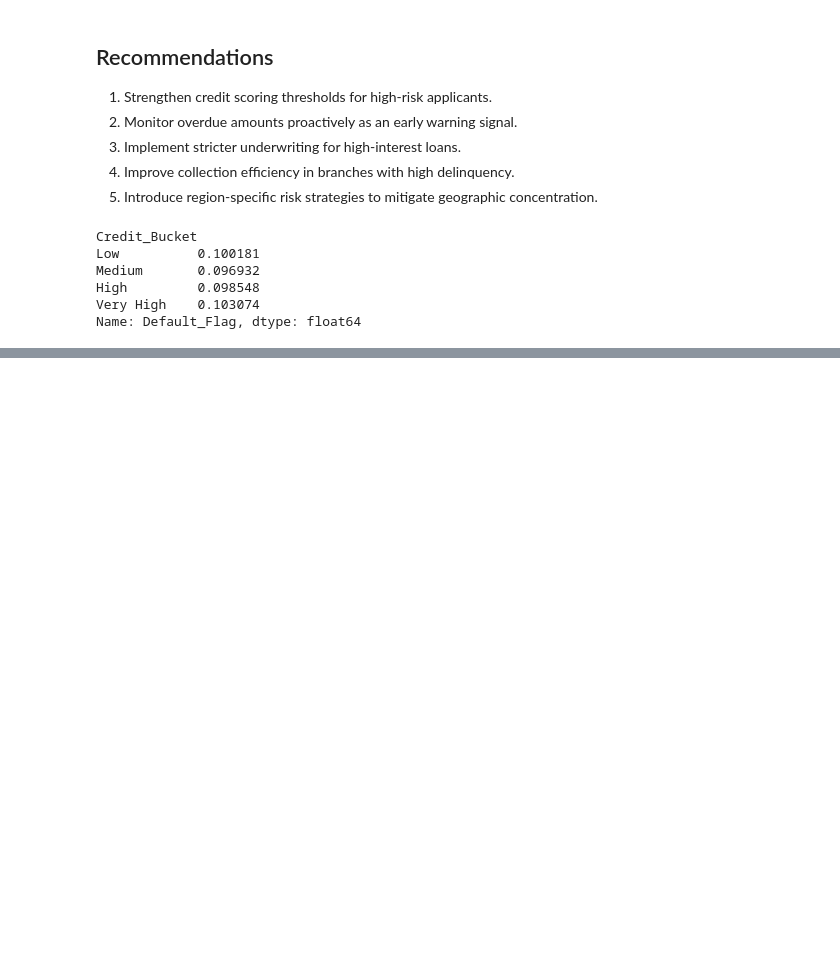
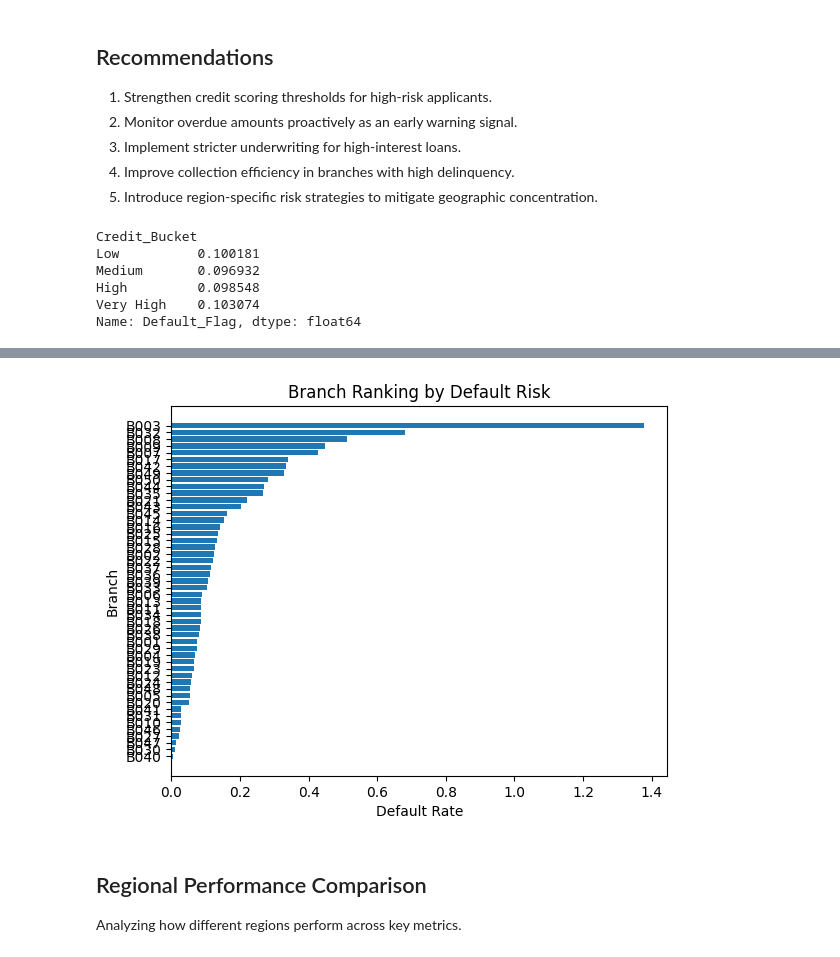
Before and after one commit to madhurmd/hero-fincorp-loan-analysis, a Jupyter notebook: notebooks/analysis.ipynb, the cells around one changed output, grey strips where cells are left out. Drawn from its saved outputs; the diff is of its cells as text; code cells hidden in the pictures; blank space fills up the shorter version.

```diff
--- a/notebooks/analysis.ipynb
+++ b/notebooks/analysis.ipynb
@@ -479,0 +521,16 @@ Name: Default_Flag, dtype: float64
+# %%
+high_risk_branches = branch_df.sort_values(by='Default_Rate', ascending=False)
+
+plt.figure()
+plt.barh(high_risk_branches['Branch_ID'], high_risk_branches['Default_Rate'])
+plt.title("Branch Ranking by Default Risk")
+plt.xlabel("Default Rate")
+plt.ylabel("Branch")
+plt.gca().invert_yaxis()
+plt.show()
+# %% [output]
+[figure, added]
+# %% [markdown]
+## Regional Performance Comparison
+
+Analyzing how different regions perform across key metrics.
```
Also changed, not shown: parts of 15 cells of this notebook.
